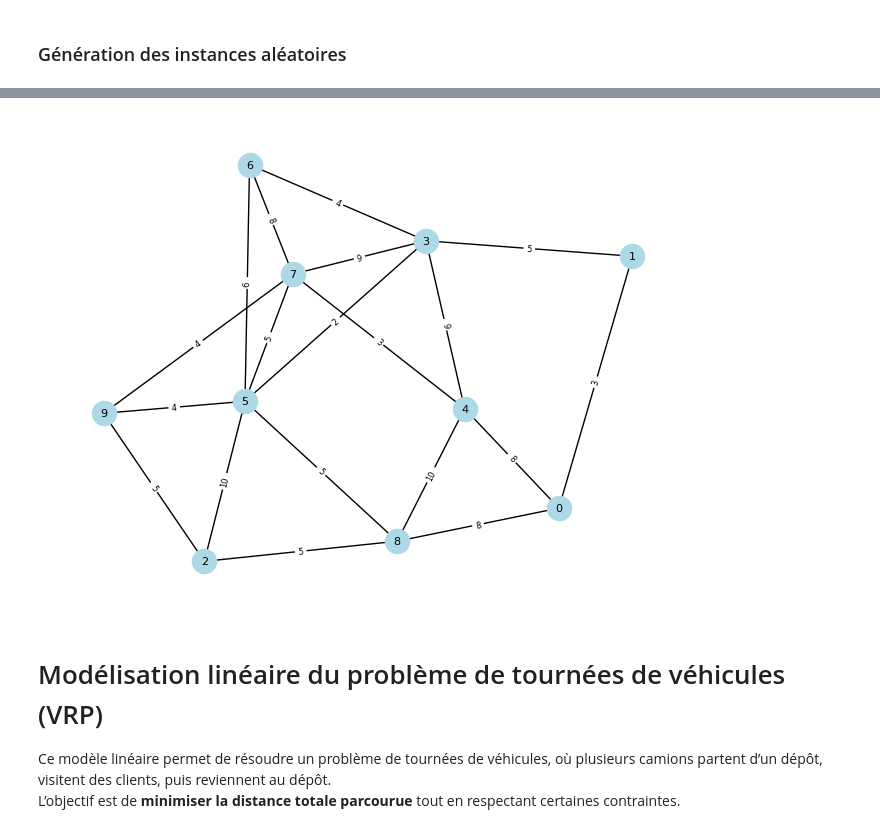
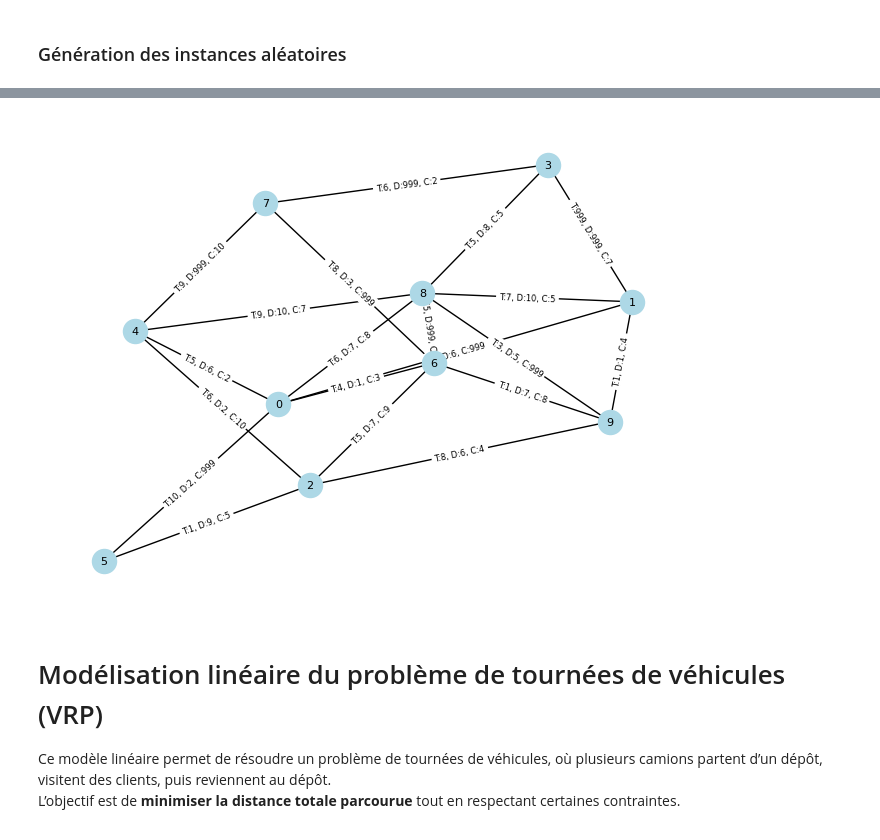
Before and after one commit to Hassen-Medles/Operational-Research, a Jupyter notebook: Livrable1.ipynb, the cells around one changed output, grey strips where cells are left out. Cells and saved outputs as stored; diff of their text form; code cells hidden in the pictures.

```diff
--- a/Livrable1.ipynb
+++ b/Livrable1.ipynb
@@ -161,8 +162,16 @@ Seed : 5695
 # %%
-def generate_graph(n, seed, weight_range=(1, 10), probability=0.3):
+def generate_weight(restricted_edge, weight_range):
+    if random.random() < restricted_edge: time = 999
+    else: time = random.randint(*weight_range)
+    if random.random() < restricted_edge: distance = 999
+    else: distance = random.randint(*weight_range)
+    if random.random() < restricted_edge: cost = 999
+    else: cost = random.randint(*weight_range)
+    return time, distance, cost
+
+def generate_graph(n, seed, weight_range=(1, 10), probability=0.3, restricted_edge=0.1):
     if seed is not None:
         random.seed(seed)
-
     G = nx.Graph()
     G.add_nodes_from(range(n))
 
@@ -172,29 +181,35 @@ def generate_graph(n, seed, weight_range=(1, 10), probability=0.3):
     for i in range(1, n):
         u = nodes[i]
         v = random.choice(nodes[:i])
-        weight = random.randint(*weight_range)
-        G.add_edge(u, v, weight=weight)
+        time, distance, cost = generate_weight(restricted_edge, weight_range)
+        G.add_edge(u, v, time=time, distance=distance, cost=cost)
 
     # Étape 2 : ajouter des arêtes supplémentaires aléatoires
     for i in range(n):
         for j in range(i + 1, n):
             if not G.has_edge(i, j) and random.random() < probability:  # probabilité d'ajout
-                weight = random.randint(*weight_range)
-                G.add_edge(i, j, weight=weight)
+                time, distance, cost = generate_weight(restricted_edge, weight_range)
+                G.add_edge(i, j, time=time, distance=distance, cost=cost)
     return G
-
-def draw_graph(G):
-    pos = nx.spring_layout(G)
-    weights = nx.get_edge_attributes(G, 'weight')
-    nx.draw(G, pos, with_labels=True, node_color='lightblue', node_size=300, font_size=8)
-    nx.draw_networkx_edge_labels(G, pos, edge_labels=weights, font_size=6)
-    plt.show()
+# %%
+def draw_graph(G):
+    pos = nx.spring_layout(G)
+    edge_labels = {}
+    for u, v, data in G.edges(data=True):
+        time = data.get('time')
+        distance = data.get('distance')
+        cost = data.get('cost')
+        edge_labels[(u, v)] = f"T:{time}, D:{distance}, C:{cost}"
+
+    nx.draw(G, pos, with_labels=True, node_color='lightblue', node_size=300, font_size=8)
+    nx.draw_networkx_edge_labels(G, pos, edge_labels=edge_labels, font_size=6)
+    plt.show()
 # %%
 n = 10
-G = generate_graph(n, seed, weight_range=(1, 10), probability=0.3)
+G = generate_graph(n, seed, weight_range=(1, 10), probability=0.3, restricted_edge=0.1)
 draw_graph(G)
 # %% [output]
-[figure, old version]
+[figure, new version]
 # %% [markdown]
 # Modélisation linéaire du problème de tournées de véhicules (VRP)
 
```
Also changed, not shown: parts of 10 cells of this notebook.
